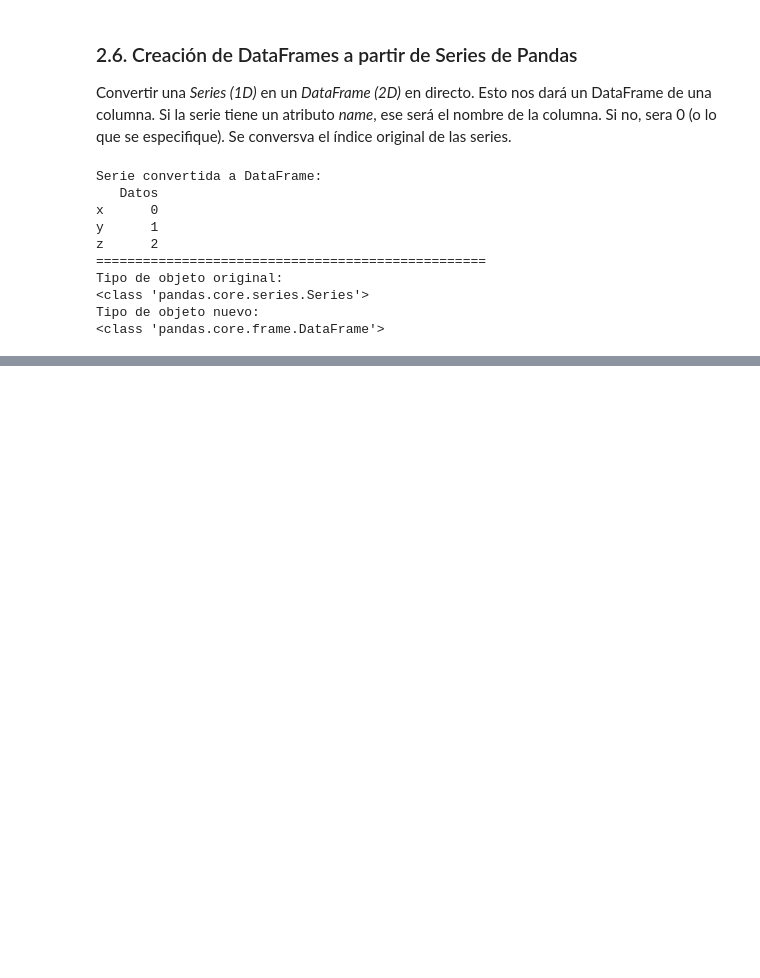
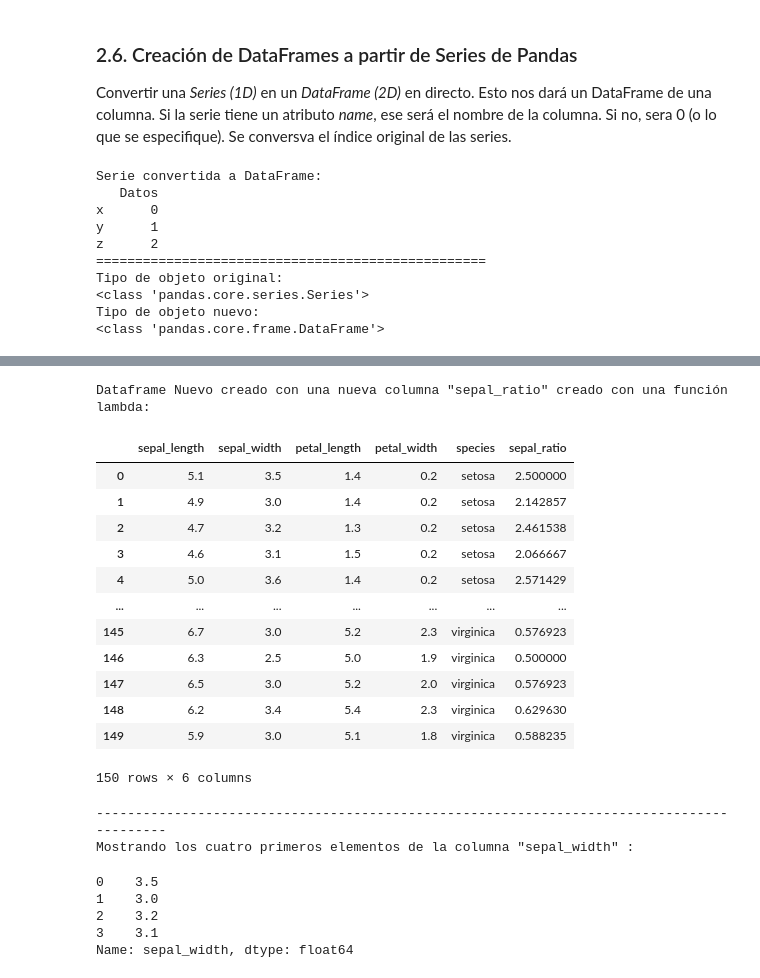
Before and after one commit to Dev-Milder-Gonzalez/Learning-Python-Pandas, a Jupyter notebook: notebooks/Introduccion_estructura_datos.ipynb, the cells around one changed output, grey strips where cells are left out. Cells and saved outputs as stored; diff of their text form; code cells hidden in the pictures; blank space fills up the shorter version.

```diff
--- a/notebooks/Introduccion_estructura_datos.ipynb
+++ b/notebooks/Introduccion_estructura_datos.ipynb
@@ -934,0 +1162,31 @@ Tipo de objeto nuevo:
+# %%
+#Opción B: Asignación con LABMDA (Recomendado para cadenas)
+iris_lambda = iris.assign(sepal_ratio = lambda x : x["sepal_width"] / x["petal_length"] )
+print('Dataframe Nuevo creado con una nueva columna "sepal_ratio" creado con una función lambda:')
+display(iris_lambda)
+print('-' * 90)
+#Podemos seleccionar una columna y la cantidad de elementos para mostrar
+print('Mostrando los cuatro primeros elementos de la columna "sepal_width" :')
+display(iris_lambda['sepal_width'].head(4))
+# %% [output]
+Dataframe Nuevo creado con una nueva columna "sepal_ratio" creado con una función lambda:
+|  | sepal_length | sepal_width | petal_length | petal_width | species | sepal_ratio |
+| 0 | 5.1 | 3.5 | 1.4 | 0.2 | setosa | 2.500000 |
+| 1 | 4.9 | 3.0 | 1.4 | 0.2 | setosa | 2.142857 |
+| 2 | 4.7 | 3.2 | 1.3 | 0.2 | setosa | 2.461538 |
+| 3 | 4.6 | 3.1 | 1.5 | 0.2 | setosa | 2.066667 |
+| 4 | 5.0 | 3.6 | 1.4 | 0.2 | setosa | 2.571429 |
+| ... | ... | ... | ... | ... | ... | ... |
+| 145 | 6.7 | 3.0 | 5.2 | 2.3 | virginica | 0.576923 |
+| 146 | 6.3 | 2.5 | 5.0 | 1.9 | virginica | 0.500000 |
+| 147 | 6.5 | 3.0 | 5.2 | 2.0 | virginica | 0.576923 |
+| 148 | 6.2 | 3.4 | 5.4 | 2.3 | virginica | 0.629630 |
+| 149 | 5.9 | 3.0 | 5.1 | 1.8 | virginica | 0.588235 |
+150 rows × 6 columns
+------------------------------------------------------------------------------------------
+Mostrando los cuatro primeros elementos de la columna "sepal_width" :
+0    3.5
+1    3.0
+2    3.2
+3    3.1
+Name: sepal_width, dtype: float64
```
Also changed, not shown: parts of 18 cells of this notebook, 1 other file.
